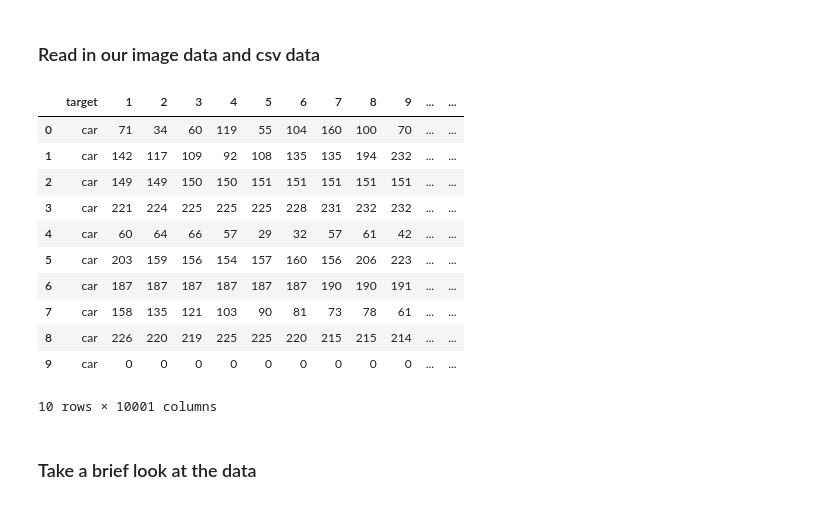
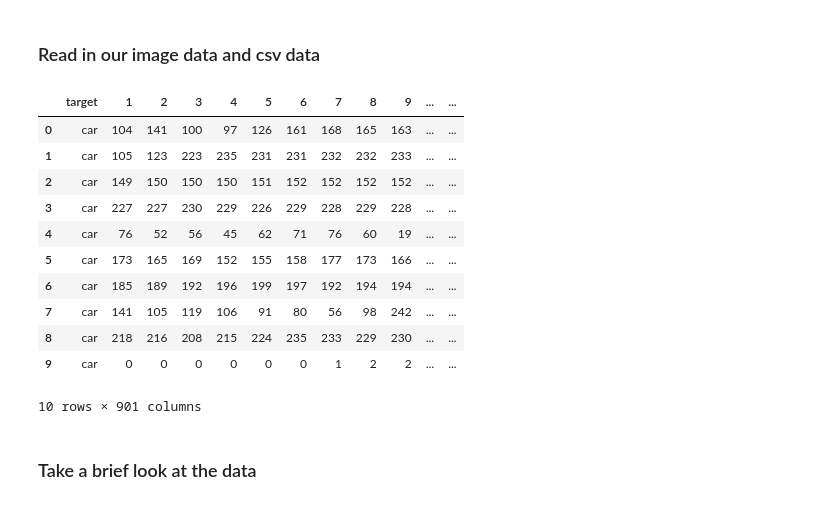
Before and after one commit to calebm00re/S22-ml02, a Jupyter notebook: images.ipynb, the cells around one changed output. Cells and saved outputs as stored; diff of their text form; code cells hidden in the pictures.

```diff
--- a/images.ipynb
+++ b/images.ipynb
@@ -48,7 +48,7 @@ To toggle on/off output_stderr, click <a href="javascript:code_toggle_err()">her
 * [.5 points] Read in your images as numpy arrays. Resize and recolor images as necessary.
 # %%
 # Function to convert an image to a 1 dimensional array, given the image path
-IMG_SIZE = 100
+IMG_SIZE = 30
 
 def conv_img_to_array(img_path):
     img = Image.open(img_path)
@@ -134,28 +183,28 @@ array form:  [186 186 182 ... 145 136 135]
 ### Read in our image data and csv data
 # %%
 # Convert the data folder to a dataframe
-TRAINING_DF_SIZE = 100
+TRAINING_DF_SIZE = 500
 
 df = pd.DataFrame()
 df = conv_data_folder_to_df(df, './training_set/car/', 'car', TRAINING_DF_SIZE)
 df = conv_data_folder_to_df(df, './training_set/flower/', 'flower', TRAINING_DF_SIZE)
 
 # Rename the first column to target
 df = df.rename({0: 'target'}, axis=1)
 df.head(10)
 # %% [output]
 |  | target | 1 | 2 | 3 | 4 | 5 | 6 | 7 | 8 | 9 | ... | ... |
-| 0 | car | 71 | 34 | 60 | 119 | 55 | 104 | 160 | 100 | 70 | ... | ... |
-| 1 | car | 142 | 117 | 109 | 92 | 108 | 135 | 135 | 194 | 232 | ... | ... |
-| 2 | car | 149 | 149 | 150 | 150 | 151 | 151 | 151 | 151 | 151 | ... | ... |
-| 3 | car | 221 | 224 | 225 | 225 | 225 | 228 | 231 | 232 | 232 | ... | ... |
-| 4 | car | 60 | 64 | 66 | 57 | 29 | 32 | 57 | 61 | 42 | ... | ... |
-| 5 | car | 203 | 159 | 156 | 154 | 157 | 160 | 156 | 206 | 223 | ... | ... |
-| 6 | car | 187 | 187 | 187 | 187 | 187 | 187 | 190 | 190 | 191 | ... | ... |
-| 7 | car | 158 | 135 | 121 | 103 | 90 | 81 | 73 | 78 | 61 | ... | ... |
-| 8 | car | 226 | 220 | 219 | 225 | 225 | 220 | 215 | 215 | 214 | ... | ... |
-| 9 | car | 0 | 0 | 0 | 0 | 0 | 0 | 0 | 0 | 0 | ... | ... |
+| 0 | car | 104 | 141 | 100 | 97 | 126 | 161 | 168 | 165 | 163 | ... | ... |
+| 1 | car | 105 | 123 | 223 | 235 | 231 | 231 | 232 | 232 | 233 | ... | ... |
+| 2 | car | 149 | 150 | 150 | 150 | 151 | 152 | 152 | 152 | 152 | ... | ... |
+| 3 | car | 227 | 227 | 230 | 229 | 226 | 229 | 228 | 229 | 228 | ... | ... |
+| 4 | car | 76 | 52 | 56 | 45 | 62 | 71 | 76 | 60 | 19 | ... | ... |
+| 5 | car | 173 | 165 | 169 | 152 | 155 | 158 | 177 | 173 | 166 | ... | ... |
+| 6 | car | 185 | 189 | 192 | 196 | 199 | 197 | 192 | 194 | 194 | ... | ... |
+| 7 | car | 141 | 105 | 119 | 106 | 91 | 80 | 56 | 98 | 242 | ... | ... |
+| 8 | car | 218 | 216 | 208 | 215 | 224 | 235 | 233 | 229 | 230 | ... | ... |
+| 9 | car | 0 | 0 | 0 | 0 | 0 | 0 | 1 | 2 | 2 | ... | ... |
-10 rows × 10001 columns
+10 rows × 901 columns
 # %% [markdown]
 ### Take a brief look at the data
 # %%
```
Also changed, not shown: parts of 16 cells of this notebook, 1 other file.
